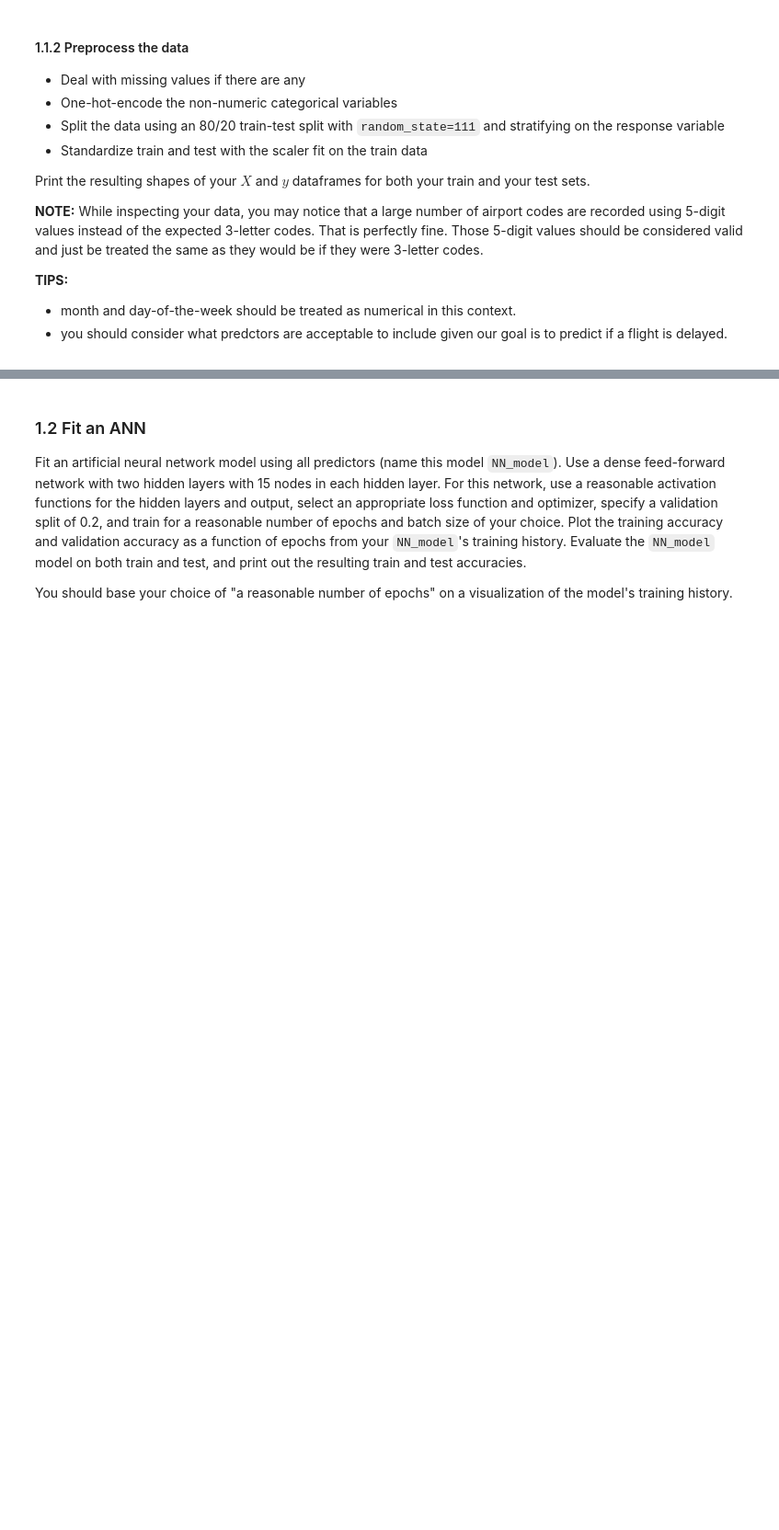
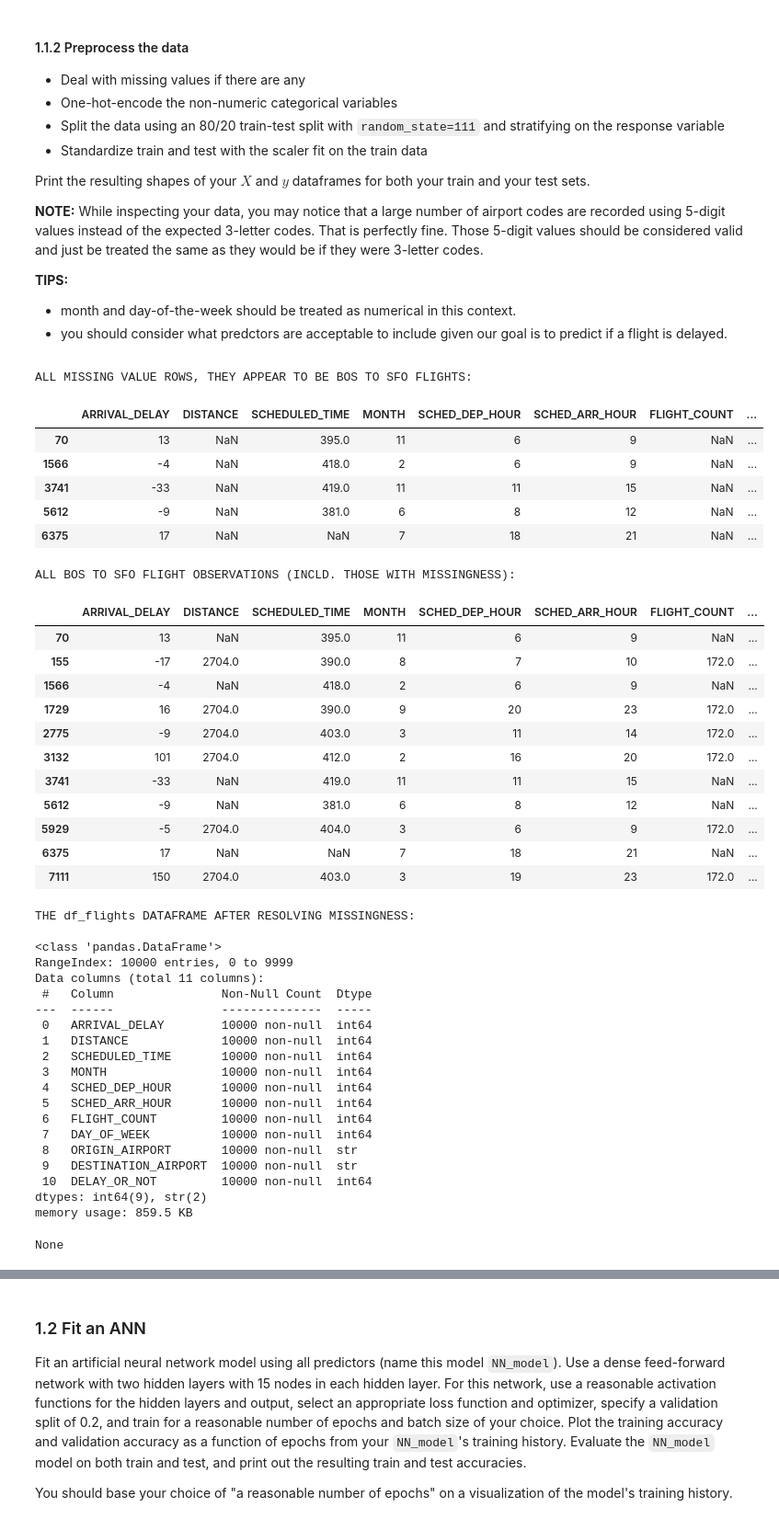
Before and after one commit to Andrew-S-Jing/cs1090b, a Jupyter notebook: hw/hw1/cs1090b_hw1.ipynb, the cells around one changed output, grey strips where cells are left out. Shown at 92% size. Drawn from its saved outputs; the diff is of its cells as text; code cells hidden in the pictures; blank space fills up the shorter version.

```diff
--- a/hw/hw1/cs1090b_hw1.ipynb
+++ b/hw/hw1/cs1090b_hw1.ipynb
@@ -157,37 +212,81 @@ Print the resulting shapes of your $X$ and $y$ dataframes for both your train an
 # missing at random. Therefore, we will want to impute our
 # values rather than simply delete these rows
 print("ALL MISSING VALUE ROWS, THEY APPEAR TO BE BOS TO SFO FLIGHTS:")
 display(df_flights[df_flights.isnull().any(axis=1)])
 
 # The next thing we will do is display all BOS to SFO observations
 # to determine how we should treat missing values in each
 # predictor column.
-print(
-    "\nALL BOS TO SFO FLIGHT OBSERVATIONS (INCLD. THOSE WITH MISSINGNESS):"
+print("\nALL BOS TO SFO FLIGHT OBSERVATIONS (INCLD. THOSE WITH MISSINGNESS):")
+loc_filter = (df_flights["ORIGIN_AIRPORT"] == "BOS") & (
+    df_flights["DESTINATION_AIRPORT"] == "SFO"
 )
-loc_filter = (df_flights["ORIGIN_AIRPORT"] == "BOS") & (df_flights["DESTINATION_AIRPORT"] == "SFO")
 display(df_flights.loc[loc_filter])
 
 # We can see that we know the exact values to enter for missing
 # DISTANCE and missing FLIGHT_COUNT values, so rather than
 # impute, we can just explicilty set the values as such, being
 # certain to fix the column dtypes as well
 df_flights["DISTANCE"] = df_flights["DISTANCE"].fillna(2704).astype(int)
 df_flights["FLIGHT_COUNT"] = df_flights["FLIGHT_COUNT"].fillna(172).astype(int)
 
 # As for the one missing SCHEDULED_TIME value, we could do
 # something more involved like creating some sort of imputation model
 # (such as trying to predict that one value using kNN), but because it's only
 # one value and there does not appear to be much variability in time among
 # the flights between BOS and SFO, we can probably just get away with populating
 # this cell with the mean SCHEDULED_TIME for all flights between BOS and SFO
 mean_time = df_flights.loc[loc_filter]["SCHEDULED_TIME"].mean()
-df_flights["SCHEDULED_TIME"] = df_flights["SCHEDULED_TIME"].fillna(mean_time).astype(int)
+df_flights["SCHEDULED_TIME"] = (
+    df_flights["SCHEDULED_TIME"].fillna(mean_time).astype(int)
+)
 
 # To wrap up, we'll print the df_flights info again to confirm no more
 # missing values exist
 print("\nTHE df_flights DATAFRAME AFTER RESOLVING MISSINGNESS:\n")
 display(df_flights.info())
+# %% [output]
+ALL MISSING VALUE ROWS, THEY APPEAR TO BE BOS TO SFO FLIGHTS:
+|  | ARRIVAL_DELAY | DISTANCE | SCHEDULED_TIME | MONTH | SCHED_DEP_HOUR | SCHED_ARR_HOUR | FLIGHT_COUNT | ... |
+| 70 | 13 | NaN | 395.0 | 11 | 6 | 9 | NaN | ... |
+| 1566 | -4 | NaN | 418.0 | 2 | 6 | 9 | NaN | ... |
+| 3741 | -33 | NaN | 419.0 | 11 | 11 | 15 | NaN | ... |
+| 5612 | -9 | NaN | 381.0 | 6 | 8 | 12 | NaN | ... |
+| 6375 | 17 | NaN | NaN | 7 | 18 | 21 | NaN | ... |
+ALL BOS TO SFO FLIGHT OBSERVATIONS (INCLD. THOSE WITH MISSINGNESS):
+|  | ARRIVAL_DELAY | DISTANCE | SCHEDULED_TIME | MONTH | SCHED_DEP_HOUR | SCHED_ARR_HOUR | FLIGHT_COUNT | ... |
+| 70 | 13 | NaN | 395.0 | 11 | 6 | 9 | NaN | ... |
+| 155 | -17 | 2704.0 | 390.0 | 8 | 7 | 10 | 172.0 | ... |
+| 1566 | -4 | NaN | 418.0 | 2 | 6 | 9 | NaN | ... |
+| 1729 | 16 | 2704.0 | 390.0 | 9 | 20 | 23 | 172.0 | ... |
+| 2775 | -9 | 2704.0 | 403.0 | 3 | 11 | 14 | 172.0 | ... |
+| 3132 | 101 | 2704.0 | 412.0 | 2 | 16 | 20 | 172.0 | ... |
+| 3741 | -33 | NaN | 419.0 | 11 | 11 | 15 | NaN | ... |
+| 5612 | -9 | NaN | 381.0 | 6 | 8 | 12 | NaN | ... |
+| 5929 | -5 | 2704.0 | 404.0 | 3 | 6 | 9 | 172.0 | ... |
+| 6375 | 17 | NaN | NaN | 7 | 18 | 21 | NaN | ... |
+| 7111 | 150 | 2704.0 | 403.0 | 3 | 19 | 23 | 172.0 | ... |
+THE df_flights DATAFRAME AFTER RESOLVING MISSINGNESS:
+
+<class 'pandas.DataFrame'>
+RangeIndex: 10000 entries, 0 to 9999
+Data columns (total 11 columns):
+ #   Column               Non-Null Count  Dtype
+---  ------               --------------  -----
+ 0   ARRIVAL_DELAY        10000 non-null  int64
+ 1   DISTANCE             10000 non-null  int64
+ 2   SCHEDULED_TIME       10000 non-null  int64
+ 3   MONTH                10000 non-null  int64
+ 4   SCHED_DEP_HOUR       10000 non-null  int64
+ 5   SCHED_ARR_HOUR       10000 non-null  int64
+ 6   FLIGHT_COUNT         10000 non-null  int64
+ 7   DAY_OF_WEEK          10000 non-null  int64
+ 8   ORIGIN_AIRPORT       10000 non-null  str
+ 9   DESTINATION_AIRPORT  10000 non-null  str
+ 10  DELAY_OR_NOT         10000 non-null  int64
+dtypes: int64(9), str(2)
+memory usage: 859.5 KB
+None
 # %%
 # identify our response variable
 response = "DELAY_OR_NOT"
```
Also changed, not shown: parts of 66 cells of this notebook, 3 other files.
